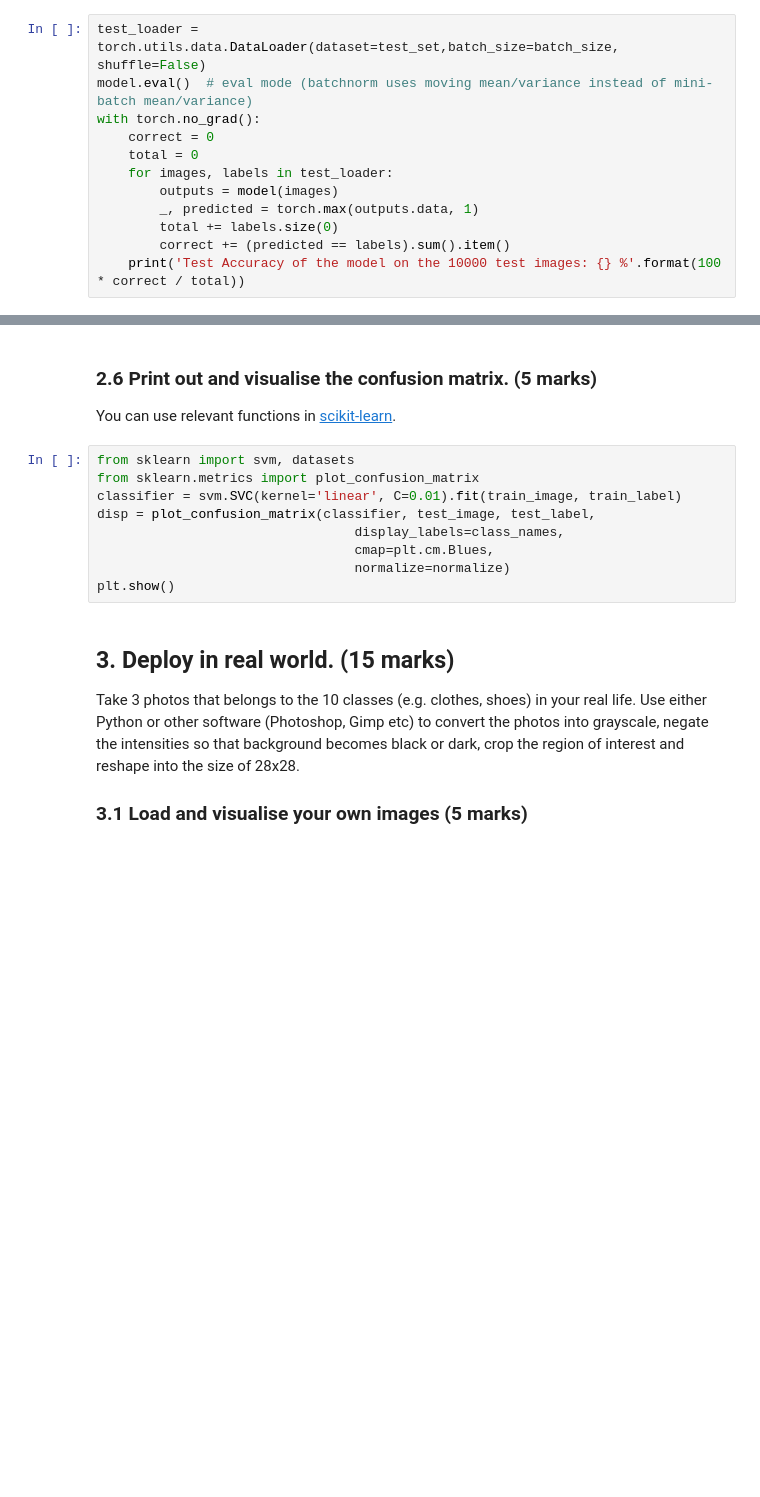
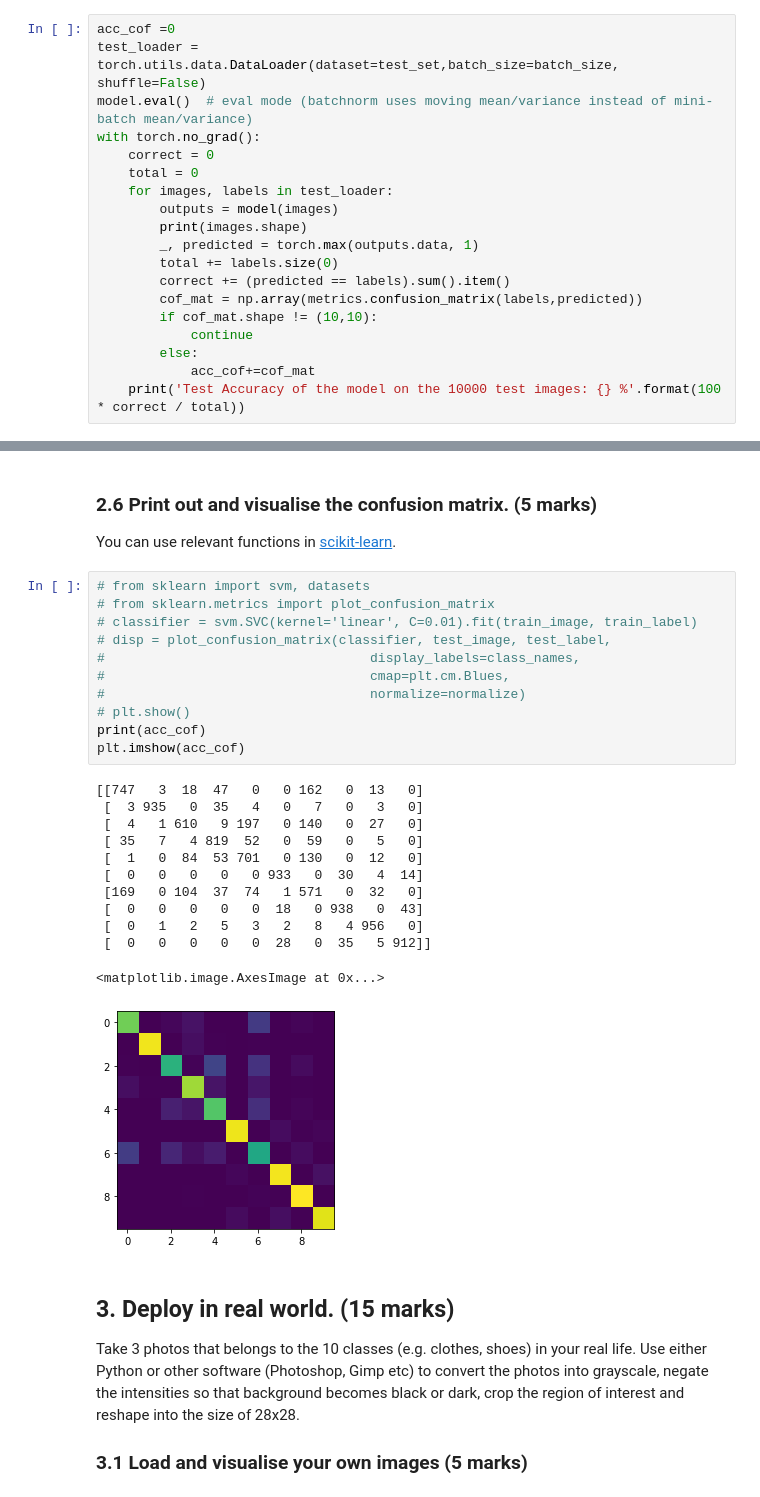
Before and after one commit to alanyuan97/Computer-Vision, a Jupyter notebook: coursework_2/coursework_2.ipynb, the cells around one changed output, grey strips where cells are left out. Cells and saved outputs as stored; diff of their text form; blank space fills up the shorter version.

```diff
--- a/coursework_2/coursework_2.ipynb
+++ b/coursework_2/coursework_2.ipynb
@@ -291,6 +281,7 @@ Epoch [25/25], Step [900/938], Loss: 0.5111
 ### 2.4 Deploy the trained model onto the test set. (10 marks)
 Please also evaluate how long it takes for testing.
 # %%
+acc_cof =0
 test_loader = torch.utils.data.DataLoader(dataset=test_set,batch_size=batch_size, shuffle=False)
 model.eval()  # eval mode (batchnorm uses moving mean/variance instead of mini-batch mean/variance)
 with torch.no_grad():
@@ -298,8 +289,14 @@ with torch.no_grad():
     total = 0
     for images, labels in test_loader:
         outputs = model(images)
+        print(images.shape)
         _, predicted = torch.max(outputs.data, 1)
         total += labels.size(0)
         correct += (predicted == labels).sum().item()
+        cof_mat = np.array(metrics.confusion_matrix(labels,predicted))
+        if cof_mat.shape != (10,10):
+            continue
+        else:
+            acc_cof+=cof_mat
     print('Test Accuracy of the model on the 10000 test images: {} %'.format(100 * correct / total))
 # %% [output]
@@ -316,14 +329,29 @@ tensor([3, 6, 7, 5, 8, 4, 5, 2, 8, 9, 1, 9, 1, 8, 1, 5])
 ### 2.6 Print out and visualise the confusion matrix. (5 marks)
 You can use relevant functions in [scikit-learn](https://scikit-learn.org/stable/modules/classes.html#module-sklearn.metrics).
 # %%
-from sklearn import svm, datasets
-from sklearn.metrics import plot_confusion_matrix
-classifier = svm.SVC(kernel='linear', C=0.01).fit(train_image, train_label)
-disp = plot_confusion_matrix(classifier, test_image, test_label,
-                                 display_labels=class_names,
-                                 cmap=plt.cm.Blues,
-                                 normalize=normalize)
-plt.show()
+# from sklearn import svm, datasets
+# from sklearn.metrics import plot_confusion_matrix
+# classifier = svm.SVC(kernel='linear', C=0.01).fit(train_image, train_label)
+# disp = plot_confusion_matrix(classifier, test_image, test_label,
+#                                  display_labels=class_names,
+#                                  cmap=plt.cm.Blues,
+#                                  normalize=normalize)
+# plt.show()
+print(acc_cof)
+plt.imshow(acc_cof)
+# %% [output]
+[[747   3  18  47   0   0 162   0  13   0]
+ [  3 935   0  35   4   0   7   0   3   0]
+ [  4   1 610   9 197   0 140   0  27   0]
+ [ 35   7   4 819  52   0  59   0   5   0]
+ [  1   0  84  53 701   0 130   0  12   0]
+ [  0   0   0   0   0 933   0  30   4  14]
+ [169   0 104  37  74   1 571   0  32   0]
+ [  0   0   0   0   0  18   0 938   0  43]
+ [  0   1   2   5   3   2   8   4 956   0]
+ [  0   0   0   0   0  28   0  35   5 912]]
+<matplotlib.image.AxesImage at 0x...>
+[figure, added]
 # %% [markdown]
 ## 3. Deploy in real world. (15 marks)
 
```
Also changed, not shown: parts of 8 cells of this notebook, 3 other files.
